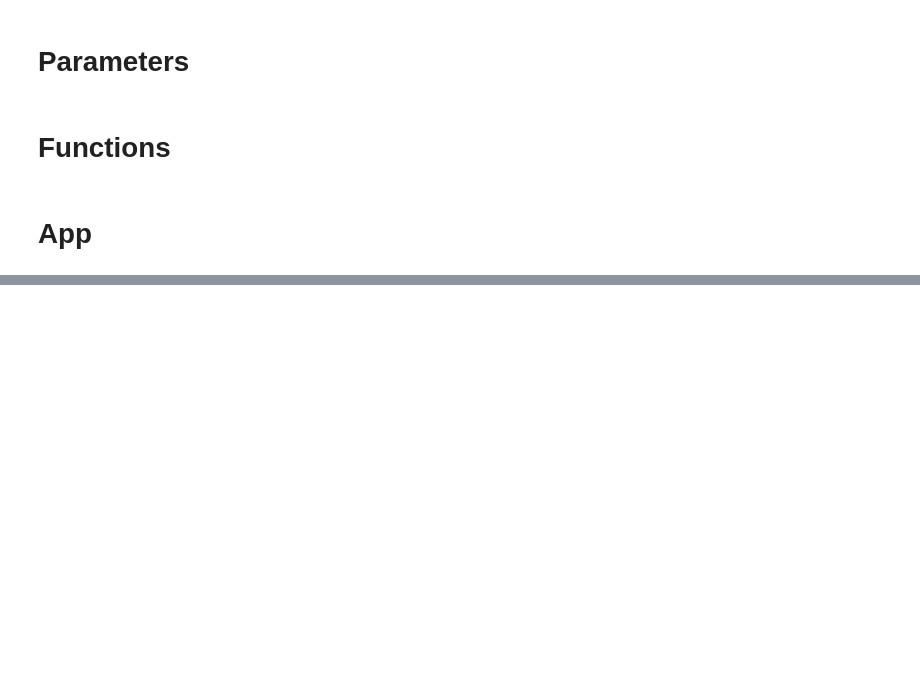
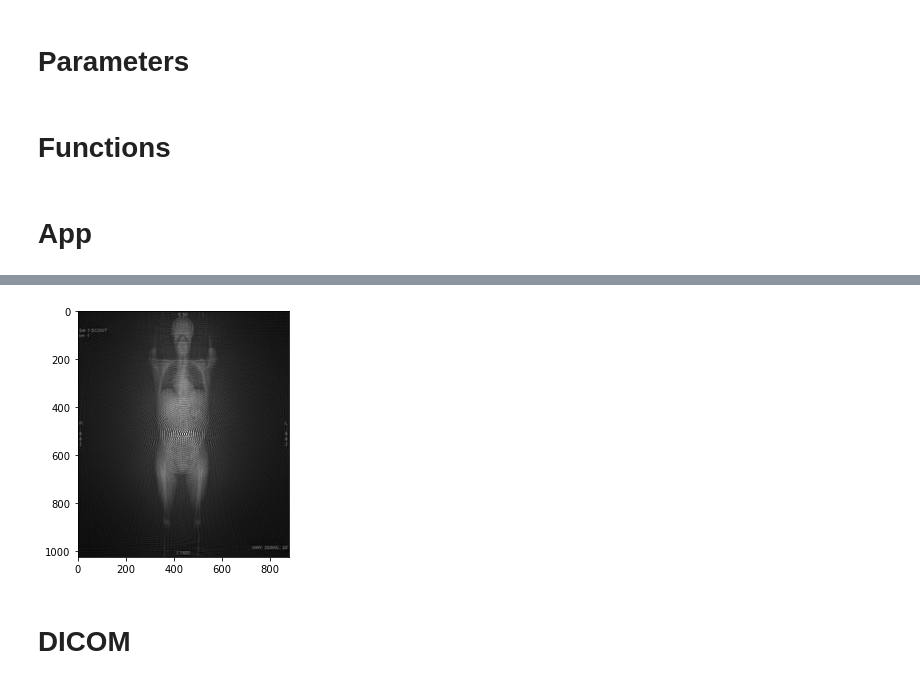
Before and after one commit to Guslarz/CT, a Jupyter notebook: ct.ipynb, the cells around one changed output, grey strips where cells are left out. Cells and saved outputs as stored; diff of their text form; code cells hidden in the pictures; blank space fills up the shorter version.

```diff
--- a/ct.ipynb
+++ b/ct.ipynb
@@ -209,0 +235,7 @@ show_img(trimmed_img)
+# %%
+end_img = gaussian(trimmed_img)
+show_img(normalize_img(end_img))
+# %% [output]
+[figure, added]
+# %% [markdown]
+# DICOM
```
Also changed, not shown: parts of 17 cells of this notebook, 1 other file.
